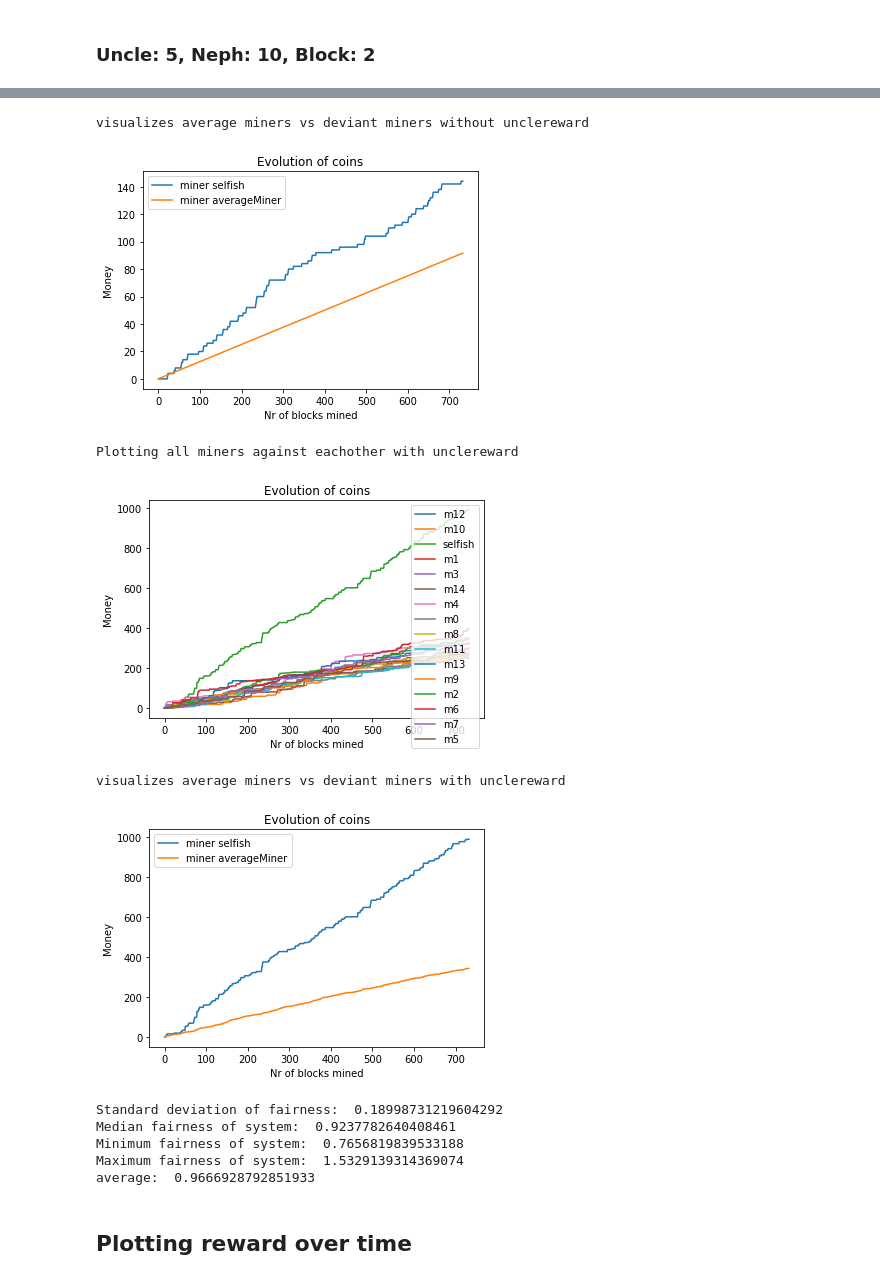
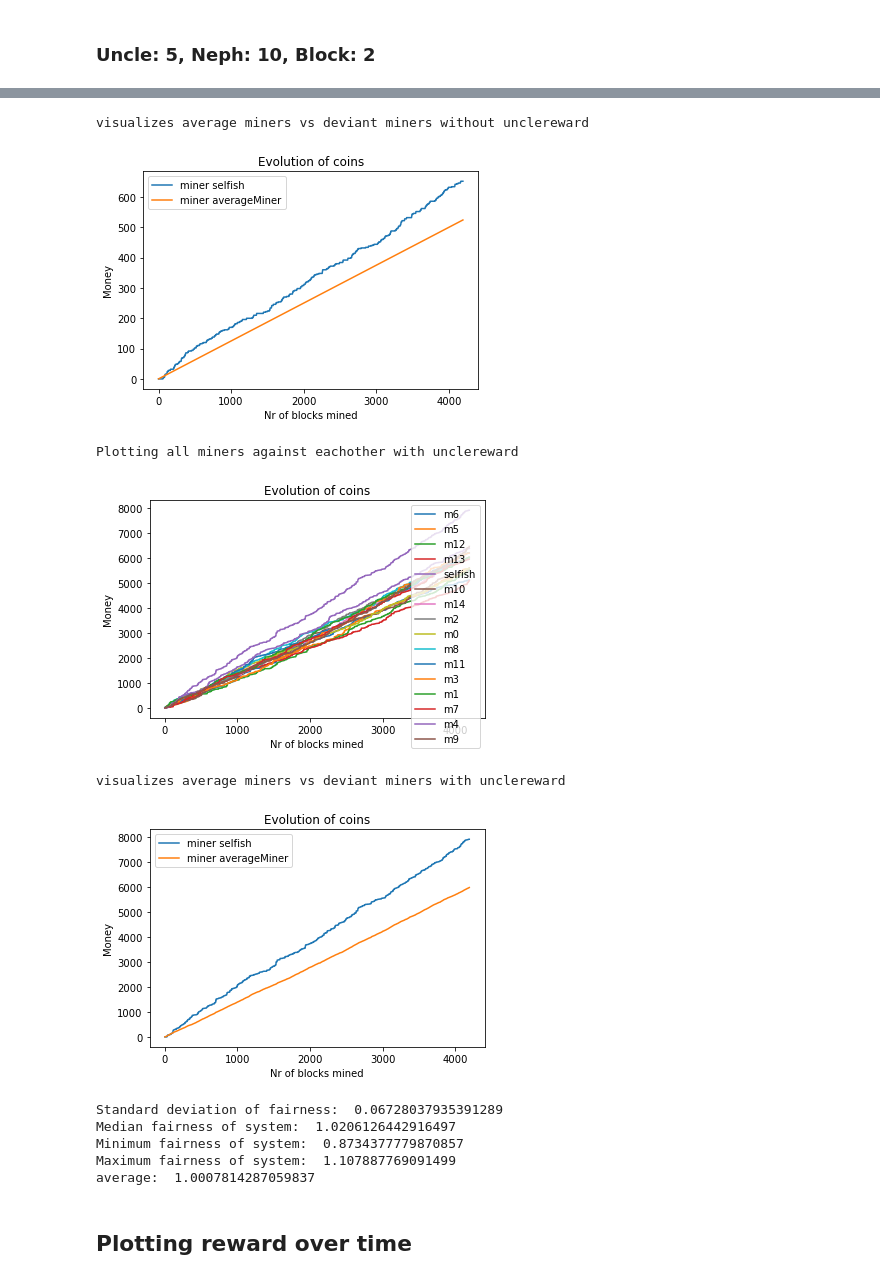
Before and after one commit to TTorgersen/dat650Project, a Jupyter notebook: uncle.ipynb, the cells around one changed output, grey strips where cells are left out. Drawn from its saved outputs; the diff is of its cells as text; code cells hidden in the pictures.

```diff
--- a/uncle.ipynb
+++ b/uncle.ipynb
@@ -546,10 +546,10 @@ def plotLinesForMiners(miners):
 bc = Blockchain("0", BASEDIFFICULTY)
 miners = []
 for i in range(15):
-    m = Miner(1, "m"+str(i), bc)
+    m = Miner(5, "m"+str(i), bc)
     miners.append(m)
 
-big = Miner(5, "big", bc)
+big = Miner(25, "big", bc)
 while bc.size < BLOCKCHAINSIZE:
     big.PoWSolver()
 
@@ -590,10 +590,10 @@ average:  0.9768365497387781
 bc = Blockchain("0", BASEDIFFICULTY)
 miners = []
 for i in range(15):
-    m = Miner(1, "m"+str(i), bc)
+    m = Miner(5, "m"+str(i), bc)
     miners.append(m)
 
-selfish = SelfishMiner(1,"selfish", bc)
+selfish = SelfishMiner(7,"selfish", bc)
 while bc.size < BLOCKCHAINSIZE:
     selfish.PoWSolver()
 
@@ -644,11 +644,11 @@ The uncleminer will only work on blocks with the intention to get uncle rewards,
 bc = Blockchain("0", BASEDIFFICULTY)
 miners = []
 for i in range(15):
-    m = Miner(1, "m"+str(i), bc)
+    m = Miner(5, "m"+str(i), bc)
     miners.append(m)
 
-uncleMiner = UncleMiner(1,"uncleMiner", bc)
-big = Miner(5,"big", bc)
+uncleMiner = UncleMiner(5,"uncleMiner", bc)
+big = Miner(25,"big", bc)
 while bc.size < BLOCKCHAINSIZE:
     uncleMiner.PoWSolver()
 
@@ -698,10 +698,10 @@ NEPHEWREWARD = 2
 bc = Blockchain("0", BASEDIFFICULTY)
 miners = []
 for i in range(15):
-    m = Miner(1, "m"+str(i), bc)
+    m = Miner(5, "m"+str(i), bc)
     miners.append(m)
 
-selfish = SelfishMiner(2,"selfish", bc)
+selfish = SelfishMiner(7,"selfish", bc)
 while bc.size < BLOCKCHAINSIZE:
     selfish.PoWSolver()
 
@@ -750,10 +750,10 @@ NEPHEWREWARD = 10
 bc = Blockchain("0", BASEDIFFICULTY)
 miners = []
 for i in range(15):
-    m = Miner(1, "m"+str(i), bc)
+    m = Miner(5, "m"+str(i), bc)
     miners.append(m)
 
-selfish = SelfishMiner(2,"selfish", bc)
+selfish = SelfishMiner(7,"selfish", bc)
 while bc.size < BLOCKCHAINSIZE:
     selfish.PoWSolver()
 
@@ -785,14 +785,14 @@ Plotting all miners against eachother without unclereward
 visualizes average miners vs deviant miners without unclereward
-[figure, old version]
+[figure, new version]
 Plotting all miners against eachother with unclereward
-[figure, old version]
+[figure, new version]
 visualizes average miners vs deviant miners with unclereward
-[figure, old version]
+[figure, new version]
-Standard deviation of fairness:  0.18998731219604292
-Median fairness of system:  0.9237782640408461
-Minimum fairness of system:  0.7656819839533188
-Maximum fairness of system:  1.5329139314369074
-average:  0.9666928792851933
+Standard deviation of fairness:  0.06728037935391289
+Median fairness of system:  1.0206126442916497
+Minimum fairness of system:  0.8734377779870857
+Maximum fairness of system:  1.107887769091499
+average:  1.0007814287059837
 # %% [markdown]
 ## Plotting reward over time
 # %%
```
Also changed, not shown: parts of 8 cells of this notebook.
